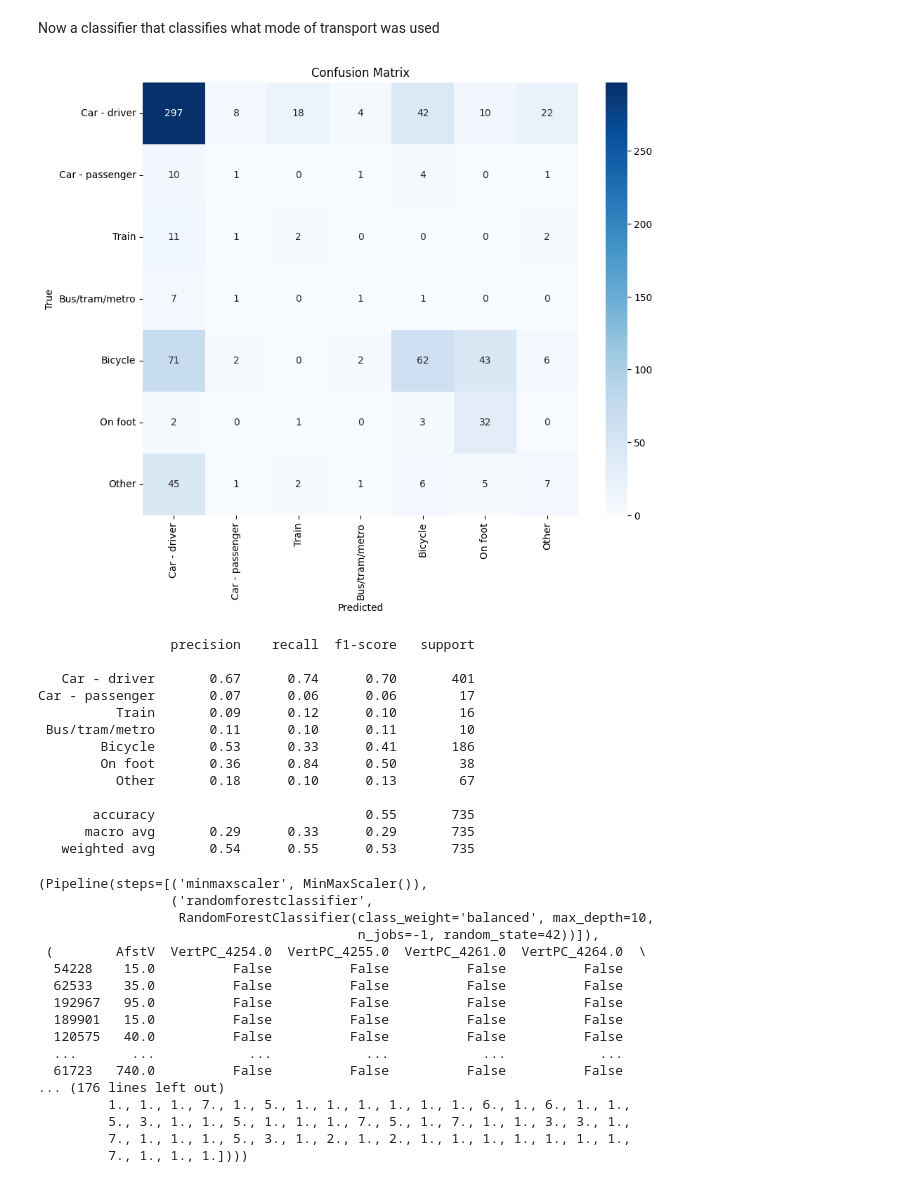
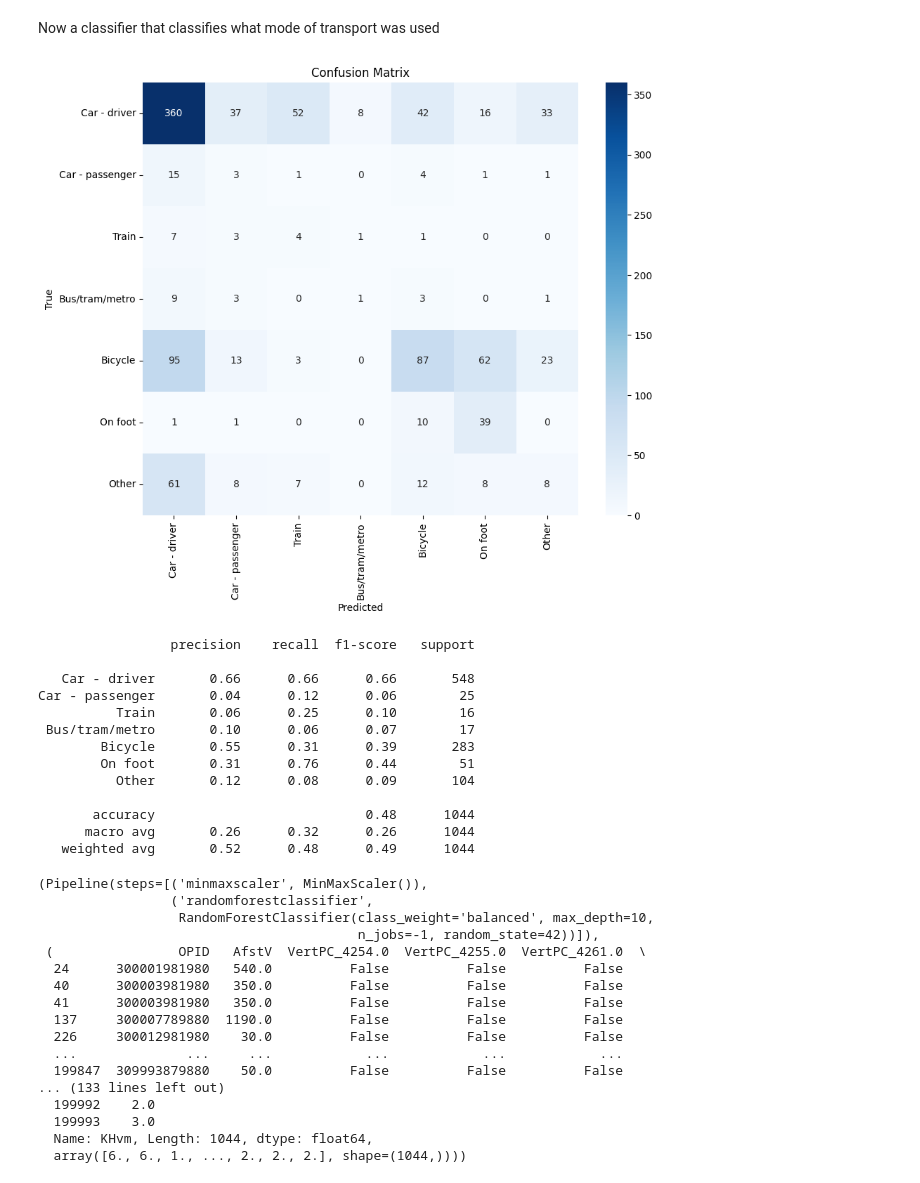
Before and after one commit to FabianScott/Design-of-AI-driven-business-operation, a Jupyter notebook: Topic2/exploration.ipynb, the cells around one changed output. Cells and saved outputs as stored; diff of their text form; code cells hidden in the pictures.

```diff
--- a/Topic2/exploration.ipynb
+++ b/Topic2/exploration.ipynb
@@ -63,53 +72,53 @@ Now a classifier that classifies what mode of transport was used
 # %%
 from codebase import run_multiclass_classification, distance_col, origin_col, province_codes, level_mapping_suffix
 
 motives=[1, 2]
-origins=[11]
+origins=[11, 12]
 location_level=2
 categorical_features=[origin_col]
 numerical_features=[distance_col]
 
 run_multiclass_classification(
     df,
     test_size=0.2,
     destinations=None,
     origins=origins,
     location_level=location_level,
     categorical_features=categorical_features,
     numerical_features=numerical_features,
     motives=motives,
     plot=True,
     savename=f"graphics/classification_results/multiclass/{level_mapping_suffix[location_level]}/{origins}/{motives}/{categorical_features + numerical_features}",
 )
 # %% [output]
-[figure, old version]
+[figure, new version]
                  precision    recall  f1-score   support
 
-   Car - driver       0.67      0.74      0.70       401
-Car - passenger       0.07      0.06      0.06        17
-          Train       0.09      0.12      0.10        16
- Bus/tram/metro       0.11      0.10      0.11        10
-        Bicycle       0.53      0.33      0.41       186
-        On foot       0.36      0.84      0.50        38
-          Other       0.18      0.10      0.13        67
+   Car - driver       0.66      0.66      0.66       548
+Car - passenger       0.04      0.12      0.06        25
+          Train       0.06      0.25      0.10        16
+ Bus/tram/metro       0.10      0.06      0.07        17
+        Bicycle       0.55      0.31      0.39       283
+        On foot       0.31      0.76      0.44        51
+          Other       0.12      0.08      0.09       104
 
-       accuracy                           0.55       735
-      macro avg       0.29      0.33      0.29       735
-   weighted avg       0.54      0.55      0.53       735
+       accuracy                           0.48      1044
+      macro avg       0.26      0.32      0.26      1044
+   weighted avg       0.52      0.48      0.49      1044
 (Pipeline(steps=[('minmaxscaler', MinMaxScaler()),
                  ('randomforestclassifier',
                   RandomForestClassifier(class_weight='balanced', max_depth=10,
                                          n_jobs=-1, random_state=42))]),
- (        AfstV  VertPC_4254.0  VertPC_4255.0  VertPC_4261.0  VertPC_4264.0  \
-  54228    15.0          False          False          False          False
-  62533    35.0          False          False          False          False
-  192967   95.0          False          False          False          False
-  189901   15.0          False          False          False          False
-  120575   40.0          False          False          False          False
-  ...       ...            ...            ...            ...            ...
-  61723   740.0          False          False          False          False
-... (176 lines left out)
-         1., 1., 1., 7., 1., 5., 1., 1., 1., 1., 1., 1., 6., 1., 6., 1., 1.,
-         5., 3., 1., 1., 5., 1., 1., 1., 7., 5., 1., 7., 1., 1., 3., 3., 1.,
-         7., 1., 1., 1., 5., 3., 1., 2., 1., 2., 1., 1., 1., 1., 1., 1., 1.,
-         7., 1., 1., 1.])))
+ (                OPID   AfstV  VertPC_4254.0  VertPC_4255.0  VertPC_4261.0  \
+  24      300001981980   540.0          False          False          False
+  40      300003981980   350.0          False          False          False
+  41      300003981980   350.0          False          False          False
+  137     300007789880  1190.0          False          False          False
+  226     300012981980    30.0          False          False          False
+  ...              ...     ...            ...            ...            ...
+  199847  309993879880    50.0          False          False          False
+... (133 lines left out)
+  199992    2.0
+  199993    3.0
+  Name: KHvm, Length: 1044, dtype: float64,
+  array([6., 6., 1., ..., 2., 2., 2.], shape=(1044,))))
```
Also changed, not shown: parts of 2 cells of this notebook, 12 other files.
